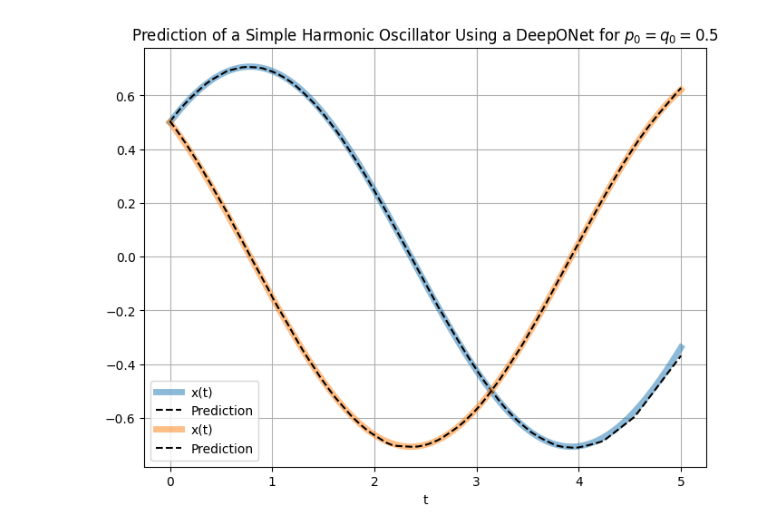
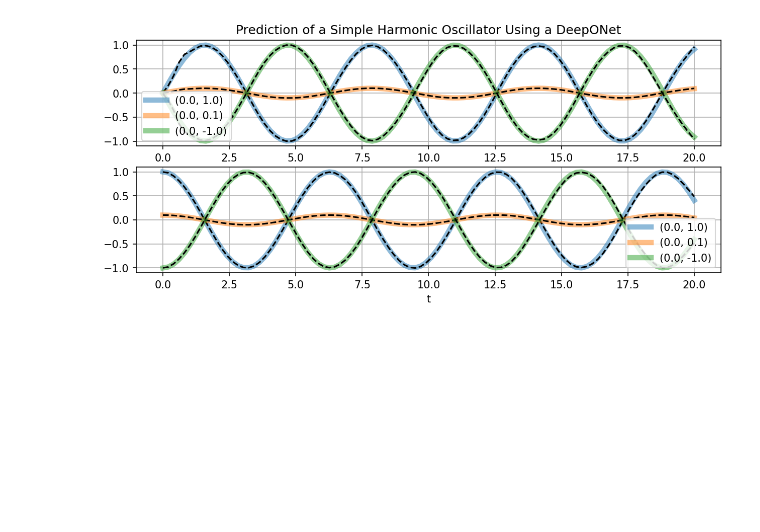
Before and after one commit to johanslettengren/Structure-Preserving-Operator-Learning, a Jupyter notebook: simple_harmonic_oscillator/oscillator.ipynb, the cells around one changed output. Saved outputs shown, nothing was run; the diff lists cells and outputs as text; code cells hidden in the pictures; blank space fills up the shorter version.

Commit message:
Finalised initial implementation of deepONet

```diff
--- a/simple_harmonic_oscillator/oscillator.ipynb
+++ b/simple_harmonic_oscillator/oscillator.ipynb
@@ -50,15 +45,17 @@ def analytic_solution(bv, t, w=1):
 # %%
-bv = np.random.uniform(low=0, high=1, size=(150, 2)).astype(np.float32)
-t = np.random.uniform(low=0, high=5, size=(100, 1)).astype(np.float32)
+T = 20
+bv = np.random.uniform(low=-1, high=1, size=(150, 2)).astype(np.float32)
+t = np.random.uniform(low=0, high=T, size=(100, 1)).astype(np.float32)
 y_train = analytic_solution(bv, t)
 X_train = (bv, t)
 # %%
-bv = np.random.uniform(low=0, high=1, size=(150, 2)).astype(np.float32)
-t = np.random.uniform(low=0, high=5, size=(100, 1)).astype(np.float32)
+bv = np.random.uniform(low=-1, high=1, size=(150, 2)).astype(np.float32)
+t = np.random.uniform(low=0, high=T, size=(100, 1)).astype(np.float32)
 y_test = analytic_solution(bv, t)
 X_test = (bv, t)
 # %%
-net = DeepONet([2, 128, 128, 128, 128], [1, 128, 128, 128, 128], 2)
-model = Model(X_train, y_train, X_test, y_test, net)
-model.train(epochs=50, batch_size=500)
+net = DeepONet([2, 128, 128, 128, 128], [1, 128, 128, 128, 128], dim_out=2, activation='tanh')
+optimizer = torch.optim.Adam(net.parameters(), lr=0.001)
+model = Model(X_train, y_train, X_test, y_test, net, optimizer)
+model.train(iterations=10000)
 # %% [output]
@@ -80,27 +77,30 @@ model.plot_losshistory()
 # %%
 # Plot model prediction for one omega
 
 # Get model prediction
 
-t = np.linspace(0, 5, 100).reshape(-1, 1)
-bv = np.array([[0.5, 0.5]])
+t = np.linspace(0, T, 100).reshape(-1, 1)
+bv = np.array([[0, 1], [0, 0.1], [0,-1]]).astype(np.float32)
+
+ground_truth = analytic_solution(bv, t)
 
 pred = model.predict(bv, t)
 
-# Get corresponding ground truth
-ground_truth = analytic_solution(bv, t)
-
 
 # Plot prediction vs. solution
-fig, ax = plt.subplots(figsize=(8, 6))
-for k in range(pred.shape[0]):
-    ax.plot(t.flatten(), ground_truth[k,:].flatten(), label='x(t)', alpha=0.5, linewidth=5)
-    ax.plot(t.flatten(), pred[k,:].flatten().tolist(), '--', label='Prediction', c='k')
+fig, axes = plt.subplots(2, 1, figsize=(10, 4), dpi=150)
 
-ax.set_title('Prediction of a Simple Harmonic Oscillator Using a DeepONet for $p_0=q_0=0.5$')
+axes[0].set_title('Prediction of a Simple Harmonic Oscillator Using a DeepONet')
+
+for k, ax in enumerate(axes.flat):
+    for l in range(pred.shape[0]):
+        label = '({:.1f}, {:.1f})'.format(bv[l,0], bv[l,1])
+        ax.plot(t.flatten(), ground_truth[l,:,k], label=label, alpha=0.5, linewidth=5)
+        ax.plot(t.flatten(), pred[l,:,k].tolist(), '--', c='k')
+
+    ax.legend()
+    ax.grid(True)
 ax.set_xlabel("t")
-ax.legend()
-ax.grid(True)
 plt.show()
 # %% [output]
-[figure, old version]
+[figure, new version]
```
Also changed, not shown: parts of 8 cells of this notebook, 1 other file.
